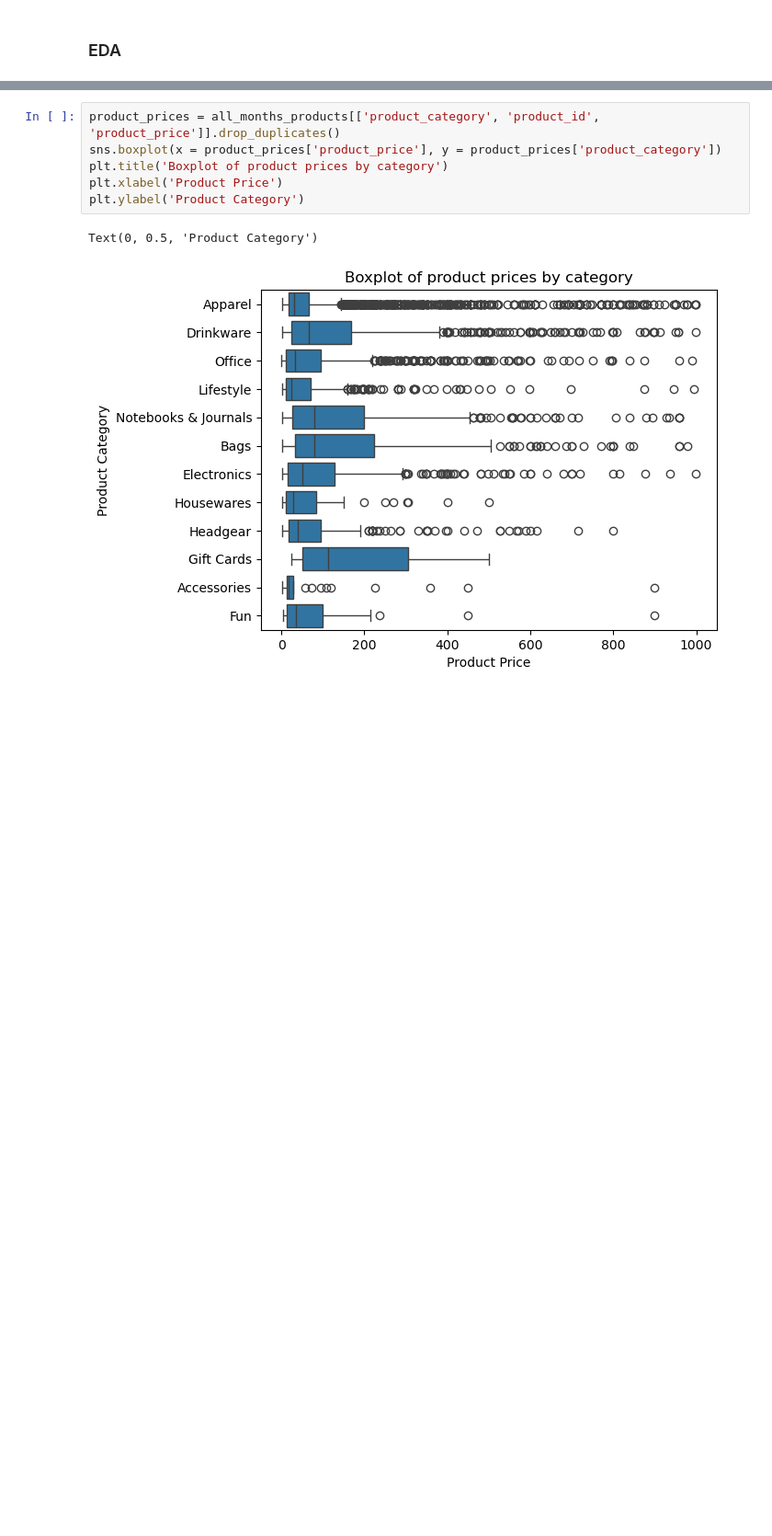
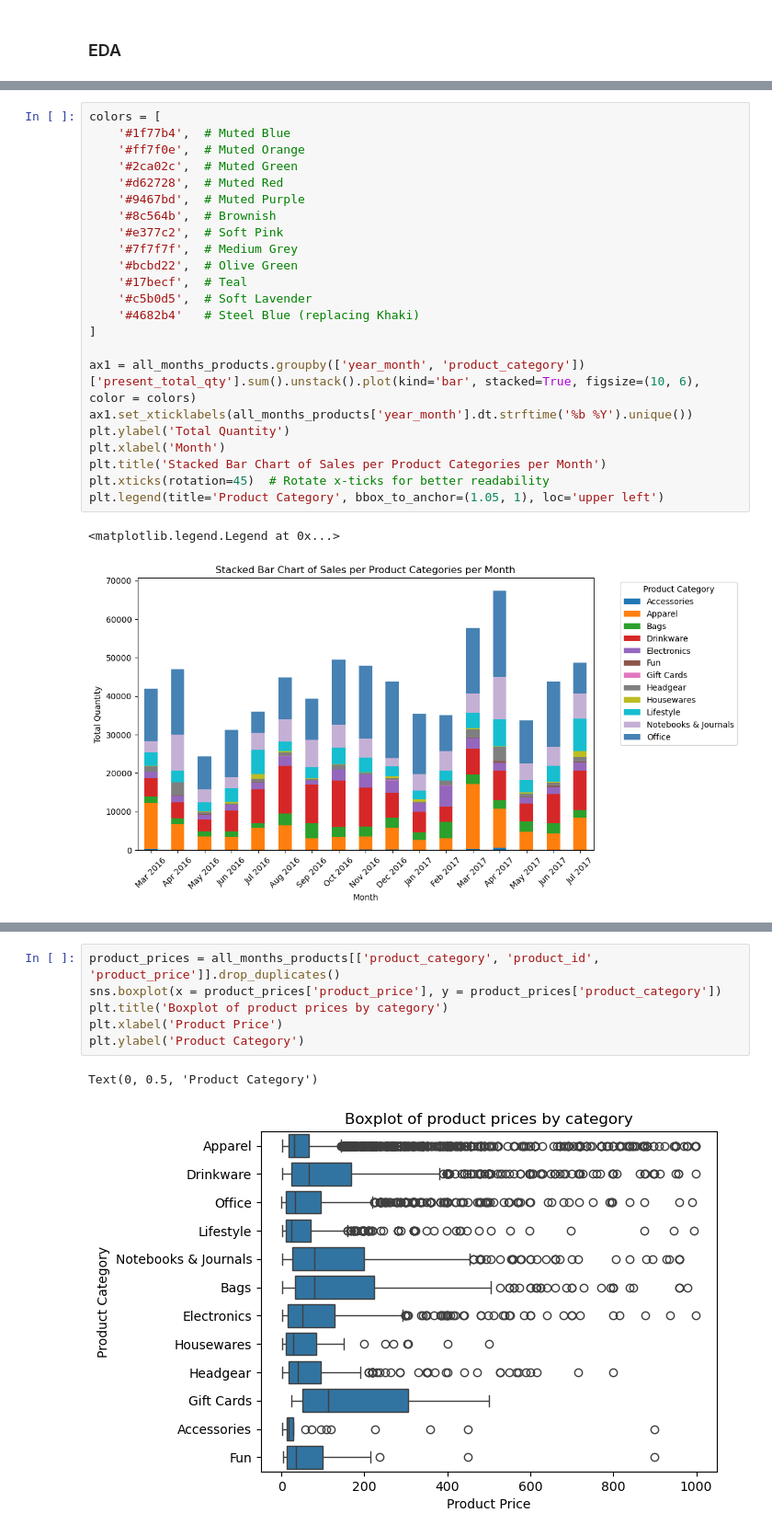
Before and after one commit to woobrandon/DSA3101-Potato-Wedges, a Jupyter notebook: SubgroupB/DemandForecasting.ipynb, the cells around one changed output, grey strips where cells are left out. Shown at 92% size. Drawn from its saved outputs; the diff is of its cells as text; blank space fills up the shorter version.

```diff
--- a/SubgroupB/DemandForecasting.ipynb
+++ b/SubgroupB/DemandForecasting.ipynb
@@ -342,0 +347,26 @@ all_months_products = all_months_products.merge(month_holidays, on = "month", ho
+# %%
+colors = [
+    '#1f77b4',  # Muted Blue
+    '#ff7f0e',  # Muted Orange
+    '#2ca02c',  # Muted Green
+    '#d62728',  # Muted Red
+    '#9467bd',  # Muted Purple
+    '#8c564b',  # Brownish
+    '#e377c2',  # Soft Pink
+    '#7f7f7f',  # Medium Grey
+    '#bcbd22',  # Olive Green
+    '#17becf',  # Teal
+    '#c5b0d5',  # Soft Lavender
+    '#4682b4'   # Steel Blue (replacing Khaki)
+]
+
+ax1 = all_months_products.groupby(['year_month', 'product_category'])['present_total_qty'].sum().unstack().plot(kind='bar', stacked=True, figsize=(10, 6), color = colors)
+ax1.set_xticklabels(all_months_products['year_month'].dt.strftime('%b %Y').unique())
+plt.ylabel('Total Quantity')
+plt.xlabel('Month')
+plt.title('Stacked Bar Chart of Sales per Product Categories per Month')
+plt.xticks(rotation=45)  # Rotate x-ticks for better readability
+plt.legend(title='Product Category', bbox_to_anchor=(1.05, 1), loc='upper left')
+# %% [output]
+<matplotlib.legend.Legend at 0x...>
+[figure, added]
```
Also changed, not shown: parts of 36 cells of this notebook.
